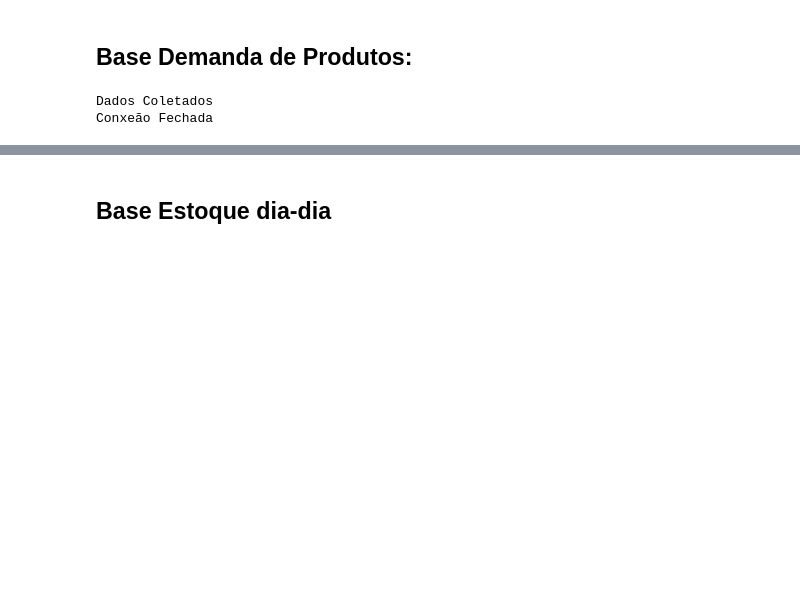
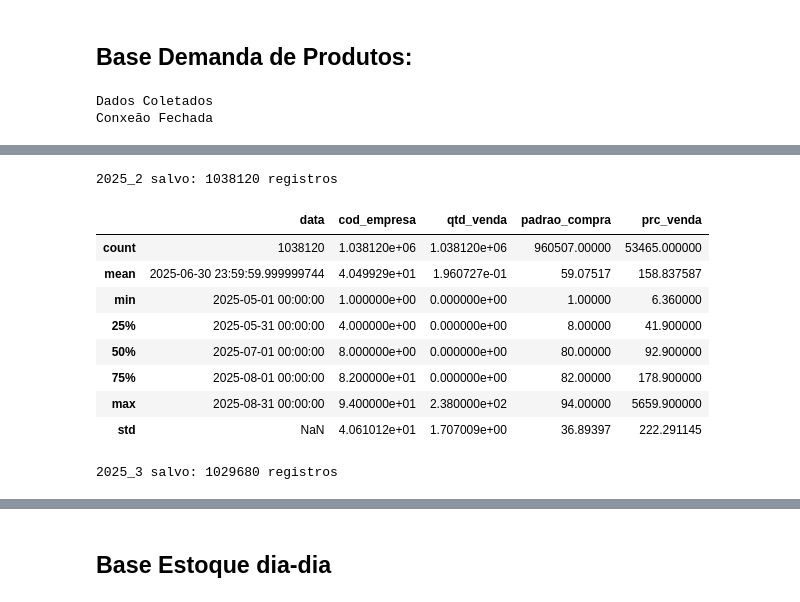
Before and after one commit to mirellacfarias/coletor_dados_previsao_demanda, a Jupyter notebook: bases.ipynb, the cells around one changed output, grey strips where cells are left out. Drawn from its saved outputs; the diff is of its cells as text; code cells hidden in the pictures; blank space fills up the shorter version.

```diff
--- a/bases.ipynb
+++ b/bases.ipynb
@@ -181,0 +269,24 @@ Conxeão Fechada
+# %%
+# Execução 2: Maio a Agosto de 2025
+df_2025_2 = df.copy()
+df_2025_2.to_csv('./Data/Demanda/df_2025_2.csv')
+print(f'2025_2 salvo: {len(df_2025_2)} registros')
+df_2025_2.describe()
+# %% [output]
+2025_2 salvo: 1038120 registros
+|  | data | cod_empresa | qtd_venda | padrao_compra | prc_venda |
+| count | 1038120 | 1.038120e+06 | 1.038120e+06 | 960507.00000 | 53465.000000 |
+| mean | 2025-06-30 23:59:59.999999744 | 4.049929e+01 | 1.960727e-01 | 59.07517 | 158.837587 |
+| min | 2025-05-01 00:00:00 | 1.000000e+00 | 0.000000e+00 | 1.00000 | 6.360000 |
+| 25% | 2025-05-31 00:00:00 | 4.000000e+00 | 0.000000e+00 | 8.00000 | 41.900000 |
+| 50% | 2025-07-01 00:00:00 | 8.000000e+00 | 0.000000e+00 | 80.00000 | 92.900000 |
+| 75% | 2025-08-01 00:00:00 | 8.200000e+01 | 0.000000e+00 | 82.00000 | 178.900000 |
+| max | 2025-08-31 00:00:00 | 9.400000e+01 | 2.380000e+02 | 94.00000 | 5659.900000 |
+| std | NaN | 4.061012e+01 | 1.707009e+00 | 36.89397 | 222.291145 |
+# %%
+# Execução 3: Setembro a Dezembro de 2025
+df_2025_3 = df.copy()
+df_2025_3.to_csv('./Data/Demanda/df_2025_3.csv')
+print(f'2025_3 salvo: {len(df_2025_2)} registros')
+# %% [output]
+2025_3 salvo: 1029680 registros
```
Also changed, not shown: parts of 21 cells of this notebook, 36 other files.
